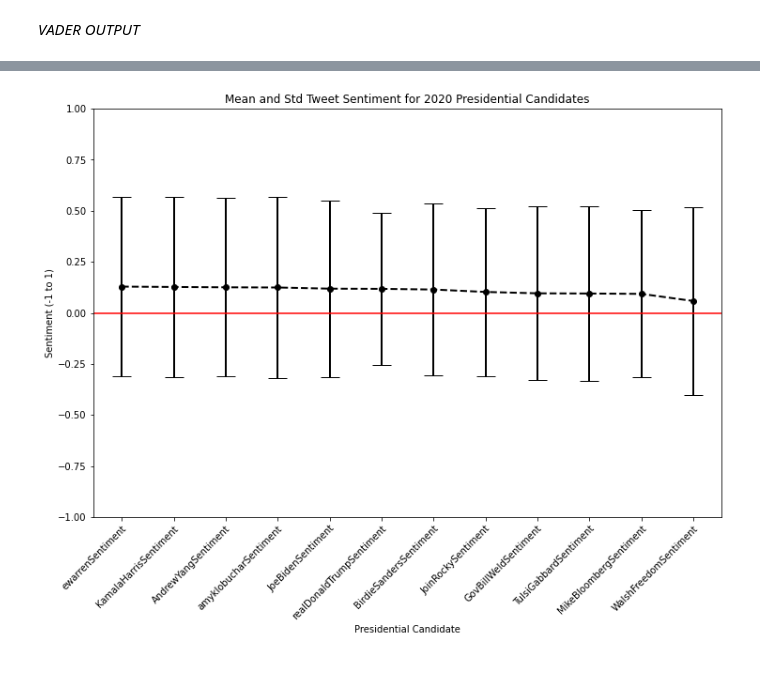
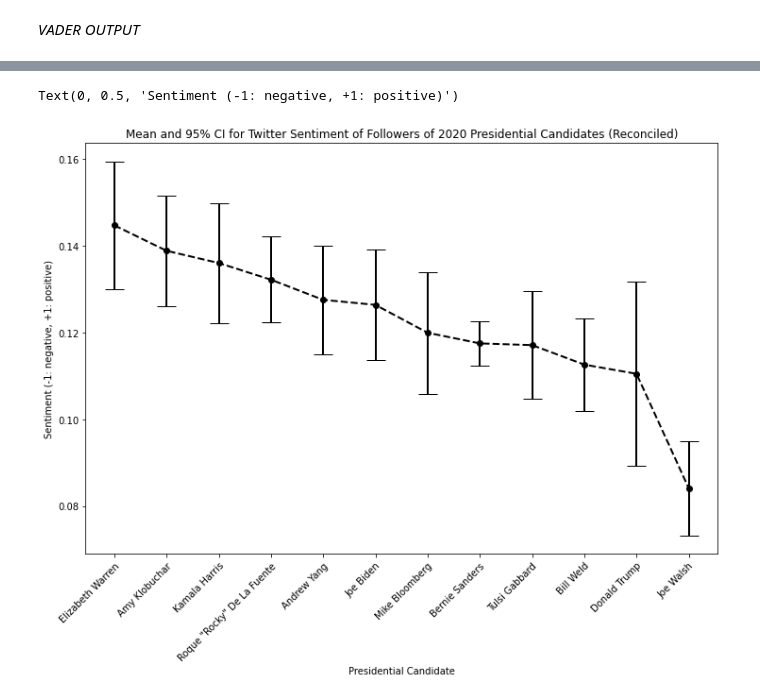
Before and after one commit to sschao/17.835-Final-Project, a Jupyter notebook: outputAnalysis.ipynb, the cells around one changed output, grey strips where cells are left out. Saved outputs shown, nothing was run; the diff lists cells and outputs as text; code cells hidden in the pictures; blank space fills up the shorter version.

```diff
--- a/outputAnalysis.ipynb
+++ b/outputAnalysis.ipynb
@@ -138,0 +534,16 @@ display(df_vader)
+# %%
+df_rec = pd.merge(df_textblob[['candidate','total','mean_all','mean_pos','mean_neg','std_all','std_pos','std_neg']],\
+                  df_vader[['candidate','mean_all','mean_pos','mean_neg','std_all','std_pos','std_neg']], \
+                  on='candidate')
+
+df_rec['mean_all'] = df_rec[['mean_all_x','mean_all_y']].mean(axis=1)
+df_rec['mean_pos'] = df_rec[['mean_pos_x','mean_pos_y']].mean(axis=1)
+df_rec['mean_neg'] = df_rec[['mean_neg_x','mean_neg_y']].mean(axis=1)
+df_rec['std_all'] = (df_rec['std_all_x']**2 + df_rec['std_all_y']**2)**(1/2)
+df_rec['std_pos'] = (df_rec['std_pos_x']**2 + df_rec['std_pos_y']**2)**(1/2)
+df_rec['std_neg'] = (df_rec['std_neg_x']**2 + df_rec['std_neg_y']**2)**(1/2)
+df_rec['se_all'] = df_rec['std_all']*1.96/np.sqrt(df_rec['total'])
+df_rec['se_pos'] = df_rec['std_pos']*1.96/np.sqrt(df_rec['total'])
+df_rec['se_neg'] = df_rec['std_neg']*1.96/np.sqrt(df_rec['total'])
+
+df_rec
@@ -139,15 +569,19 @@ display(df_vader)
 # %%
-df_vader = df_vader.sort_values(by='mean', ascending=False)
+fig, ax = plt.subplots(figsize=(12,8))
 
-fig, ax = plt.subplots(figsize=(12,8))
-plt.errorbar(x=df_vader['candidate'], y=df_vader['mean'], \
-             yerr=df_vader['std'], fmt='--ok', lw=2, capsize=10)
-plt.xticks(rotation=45, ha="right", rotation_mode="anchor")
-ax.axhline(0, color='r')
-plt.ylim([-1, 1])
-plt.title('Mean and Std Tweet Sentiment for 2020 Presidential Candidates')
+df_rec = df_rec.sort_values(by='mean_all', ascending=False) # sort by total mean
+
+# draw error bars
+plt.errorbar(x=df_rec['candidate'], y=df_rec['mean_all'], \
+             yerr=df_rec['se_all'], fmt='o--k', lw=2, capsize=10, label='All Tweets')
+
+# modify axis
+plt.xticks(rotation=45, ha="right", rotation_mode="anchor") # rotate x labels
+
+# titles
+plt.title('Mean and 95% CI for Twitter Sentiment of Followers of 2020 Presidential Candidates (Reconciled)')
 plt.xlabel('Presidential Candidate')
-plt.ylabel('Sentiment (-1 to 1)')
-plt.show()
+plt.ylabel('Sentiment (-1: negative, +1: positive)')
 # %% [output]
+Text(0, 0.5, 'Sentiment (-1: negative, +1: positive)')
-[figure, old version]
+[figure, new version]
```
Also changed, not shown: parts of 23 cells of this notebook, 56 other files.
